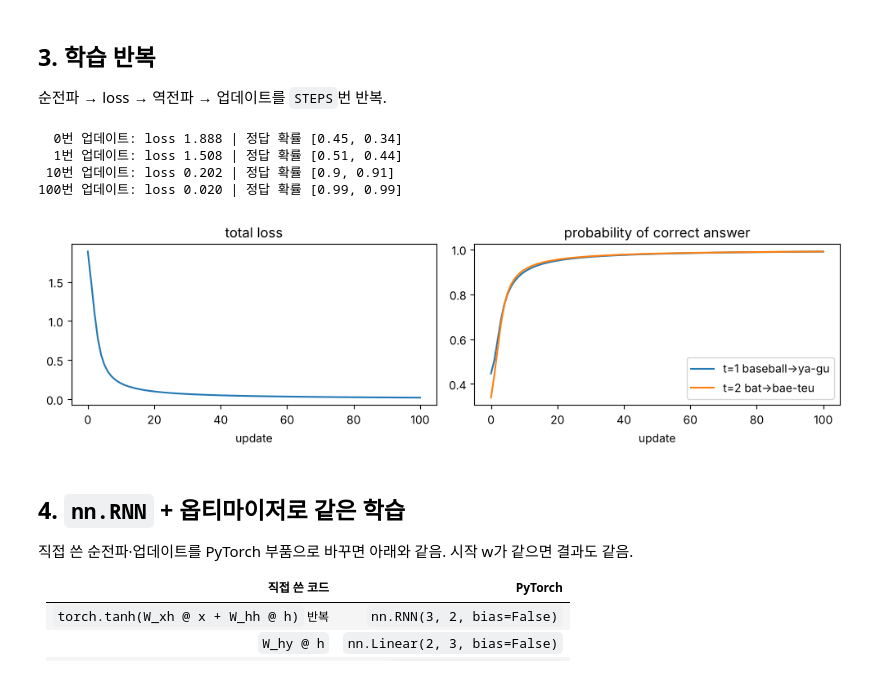
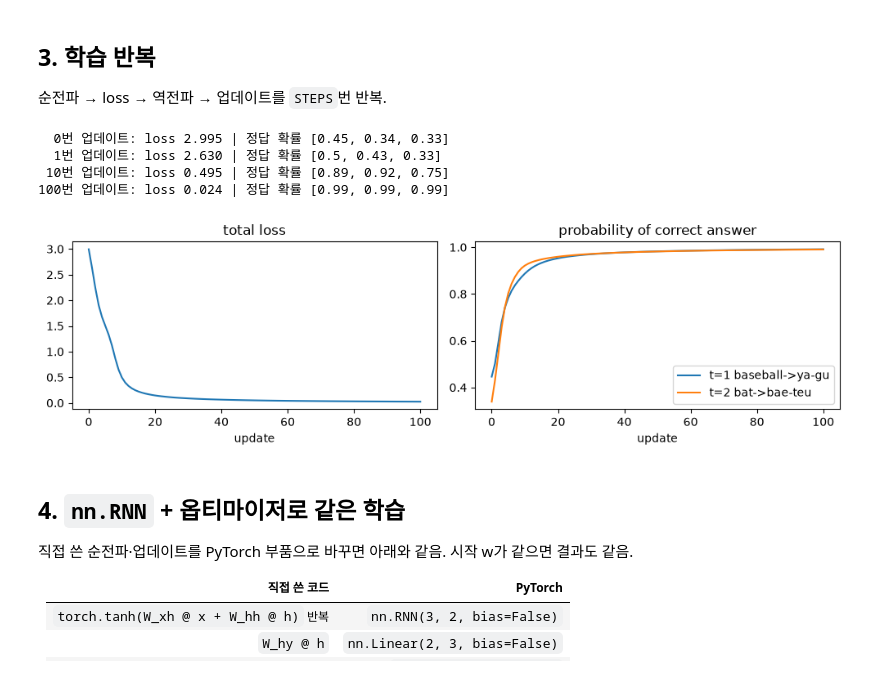
Before and after one commit to Kwangseok-Won/machine-learning, a Jupyter notebook: docs/rnn/RNN_실습1_순전파_역전파.ipynb, the cells around one changed output. Drawn from its saved outputs; the diff is of its cells as text; code cells hidden in the pictures.

```diff
--- a/docs/rnn/RNN_실습1_순전파_역전파.ipynb
+++ b/docs/rnn/RNN_실습1_순전파_역전파.ipynb
@@ -28,17 +39,30 @@ STEPS = 100     # 업데이트 횟수
 # %%
 def make_weights():
     """슬라이드와 같은 시작 값. requires_grad=True → 이 값들의 미분을 구하겠다는 표시"""
-    W_xh = torch.tensor([[0.5, 0.1, 0.2], [-0.3, 0.4, 0.1]], requires_grad=True)   # (2, 3) 입력 → 기억
-    W_hh = torch.tensor([[0.2, -0.1], [0.1, 0.3]], requires_grad=True)             # (2, 2) 기억 → 기억
-    W_hy = torch.tensor([[0.6, -0.2], [-0.4, 0.5], [0.1, 0.1]], requires_grad=True) # (3, 2) 기억 → 출력
+    # W_xh = torch.tensor([[0.5, 0.1, 0.2], [-0.3, 0.4, 0.1]], requires_grad=True)   # (2, 3) 입력 → 기억
+    # W_hh = torch.tensor([[0.2, -0.1], [0.1, 0.3]], requires_grad=True)             # (2, 2) 기억 → 기억
+    # W_hy = torch.tensor([[0.6, -0.2], [-0.4, 0.5], [0.1, 0.1]], requires_grad=True) # (3, 2) 기억 → 출력
+
+    # 4. hidden 크기를 2 → 4로 바꾸기. make_weights의 세 행렬 모양은 각각 어떻게 바뀌어야 할까? (숫자는 torch.randn(...) * 0.5로 랜덤)
+    W_xh = (torch.randn(4, 3) * 0.5).requires_grad_()
+    W_hh = (torch.randn(4, 4) * 0.5).requires_grad_()
+    W_hy = (torch.randn(3, 4) * 0.5).requires_grad_()
+
     return W_xh, W_hh, W_hy
 
 eye = torch.eye(3)
 baseball, bat, ball = eye[0], eye[1], eye[2]     # 원-핫 벡터
 kor = ["야구", "배트", "공"]
 
-xs = [baseball, bat]          # 입력 순서
-targets = [0, 1]              # 정답: 야구, 배트
+xs = [baseball, bat, ball]          # 입력 순서
+# xs = [bat, baseball]          # 3. 입력 순서를 **[bat, baseball] → [배트, 야구]**로 바꾸면 학습이 될까?
+
+# targets = [0, 1]              # 정답: 야구, 배트
+targets = [0, 1, 2]           # 2. 세 번째 단어를 추가해서 **[baseball, bat, ball] → [야구, 배트, 공]**을 학습시키기. 어디를 고쳐야 할까?
+# t=1: h=[-0.42, 0.62, 0.1, -0.38]  ŷ=[0.28, 0.31, 0.41]  예측=공  정답=야구  loss=1.28
+# t=2: h=[-0.26, 0.6, 0.58, 0.23]  ŷ=[0.26, 0.18, 0.56]  예측=공  정답=배트  loss=1.69
+# t=3: h=[0.57, 0.83, -0.23, -0.47]  ŷ=[0.3, 0.36, 0.34]  예측=배트  정답=공  loss=1.09
+# 전체 loss = 4.06
 
 def forward(W_xh, W_hh, W_hy, xs, targets, show=False):
     h = torch.zeros(W_hh.shape[0])                 # h0 = 0
@@ -47,7 +71,7 @@ def forward(W_xh, W_hh, W_hy, xs, targets, show=False):
         h = torch.tanh(W_xh @ x + W_hh @ h)        # ① 기억
         o = W_hy @ h                               # ② 점수
         p = torch.softmax(o, dim=0)                # ③ 확률
-        loss = -torch.log(p[y])                    # ④ 손실
+        loss = -torch.log(p[y])                    # ④ 손실 classification
         total = total + loss
         probs.append(p)
         if show:
@@ -56,6 +80,8 @@ def forward(W_xh, W_hh, W_hy, xs, targets, show=False):
     return total, probs
 
 W_xh, W_hh, W_hy = make_weights()
+# 5. 기본 예제(baseball, bat)에서 W_hh를 0으로 고정하고 학습하면? 5번 실험(배트·박쥐)과 결과가 다른 이유는?
+# W_hh = 0
 loss, _ = forward(W_xh, W_hh, W_hy, xs, targets, show=True)
 print(f"전체 loss = {loss.item():.2f}")
 # %% [output]
@@ -103,38 +131,45 @@ t=2: h=[-0.07, 0.52]  ŷ=[0.24, 0.44, 0.32]  예측=배트  정답=배트  loss=
 순전파 → loss → 역전파 → 업데이트를 `STEPS`번 반복.
 # %%
 def train(xs, targets, lr=LR, steps=STEPS, weights=None):
+    """6. correct를 이용해 시점별 정답 확률이 0, 1, 3, 5, 10번째 업데이트에서 어떻게 변하는지 출력하기. 어느 시점이 먼저 좋아질까?"""
+
     W_xh, W_hh, W_hy = weights if weights else make_weights()
     losses, correct = [], []
     for step in range(steps + 1):
         loss, probs = forward(W_xh, W_hh, W_hy, xs, targets)
         losses.append(loss.item())
         correct.append([p[y].item() for p, y in zip(probs, targets)])   # 시점마다 정답 칸 확률
         if step == steps:
             break
         loss.backward()
         with torch.no_grad():
             for W in (W_xh, W_hh, W_hy):
                 if W.requires_grad:
                     W -= lr * W.grad
                     W.grad = None
+
+    print(f"시점별 정답 확률 변화 (0, 1, 3, 5, 10번째 업데이트):")
+    for s in [0, 1, 3, 5, 10]:
+        if s < len(correct):
+            print(f"{s:3d}번 업데이트: {[round(c, 2) for c in correct[s]]}")
     return losses, correct
 
 losses, correct = train(xs, targets)
 for s in [0, 1, 10, 100]:
     print(f"{s:3d}번 업데이트: loss {losses[s]:.3f} | 정답 확률 {[round(c, 2) for c in correct[s]]}")
 
 fig, (ax1, ax2) = plt.subplots(1, 2, figsize=(10, 3))
 ax1.plot(losses); ax1.set_title("total loss"); ax1.set_xlabel("update")
 ax2.plot([c[0] for c in correct], label="t=1 baseball->ya-gu")
 ax2.plot([c[1] for c in correct], label="t=2 bat->bae-teu")
 ax2.set_title("probability of correct answer"); ax2.set_xlabel("update"); ax2.legend()
 plt.tight_layout(); plt.show()
 # %% [output]
-  0번 업데이트: loss 1.888 | 정답 확률 [0.45, 0.34]
-  1번 업데이트: loss 1.508 | 정답 확률 [0.51, 0.44]
- 10번 업데이트: loss 0.202 | 정답 확률 [0.9, 0.91]
-100번 업데이트: loss 0.020 | 정답 확률 [0.99, 0.99]
+  0번 업데이트: loss 2.995 | 정답 확률 [0.45, 0.34, 0.33]
+  1번 업데이트: loss 2.630 | 정답 확률 [0.5, 0.43, 0.33]
+ 10번 업데이트: loss 0.495 | 정답 확률 [0.89, 0.92, 0.75]
+100번 업데이트: loss 0.024 | 정답 확률 [0.99, 0.99, 0.99]
-[figure, old version]
+[figure, new version]
 # %% [markdown]
 ## 4. `nn.RNN` + 옵티마이저로 같은 학습
 직접 쓴 순전파·업데이트를 PyTorch 부품으로 바꾸면 아래와 같음. 시작 w가 같으면 결과도 같음.
```
Also changed, not shown: parts of 5 cells of this notebook, 18 other files.
